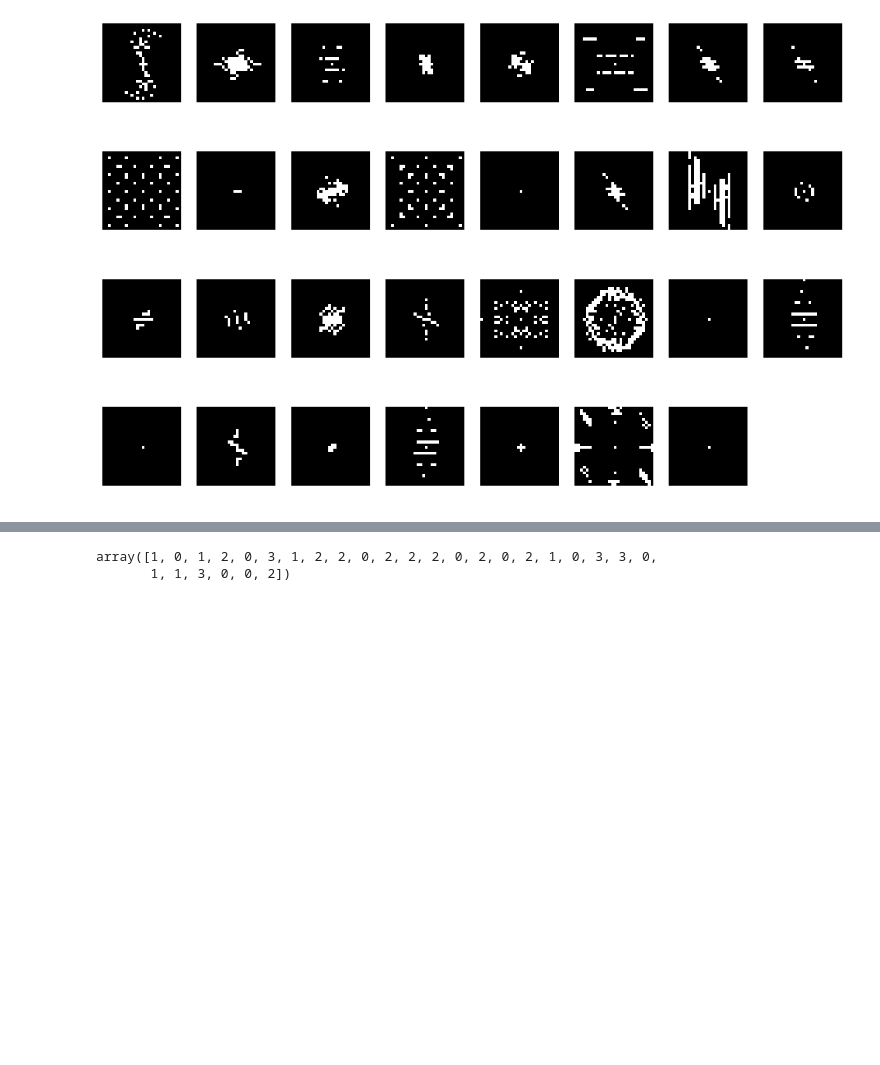
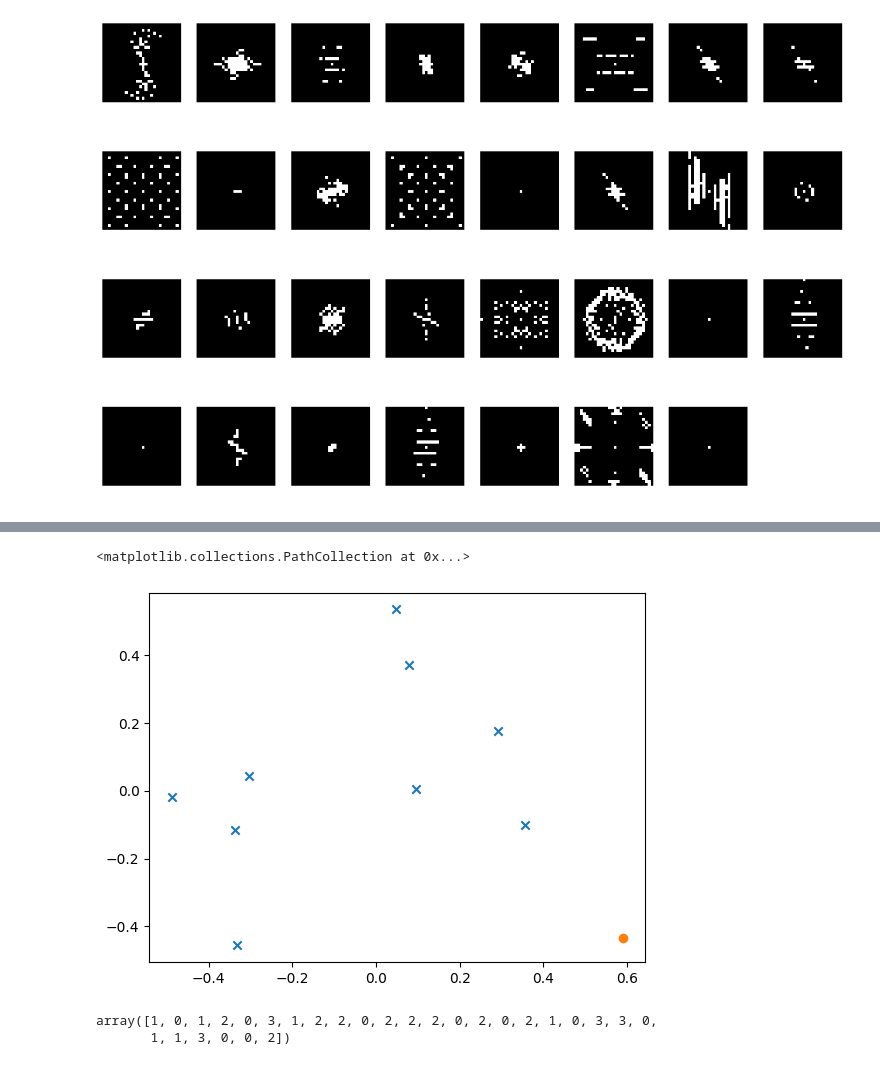
Before and after one commit to Jennifer2001-lab/iapr, a Jupyter notebook: project/features_encore_art.ipynb, the cells around one changed output, grey strips where cells are left out. Cells and saved outputs as stored; diff of their text form; code cells hidden in the pictures; blank space fills up the shorter version.

```diff
--- a/project/features_encore_art.ipynb
+++ b/project/features_encore_art.ipynb
@@ -307,3 +310,12 @@ plt.show()
+# %%
+features_cluster_with_outlier = features[indexes[2]+indexes[3]]
+pca = KernelPCA(n_components=2,kernel="rbf")
+features_PCA = pca.fit_transform(features_cluster_with_outlier)
+plt.scatter(*features_PCA[:-1].T, marker='x')
+plt.scatter(*features_PCA[-1].T, marker='o')
+# %% [output]
+<matplotlib.collections.PathCollection at 0x...>
+[figure, added]
 # %%
 from sklearn.mixture import GaussianMixture
 gm =GaussianMixture(n_components=4)
```
Also changed, not shown: parts of 17 cells of this notebook, 12 other files.
